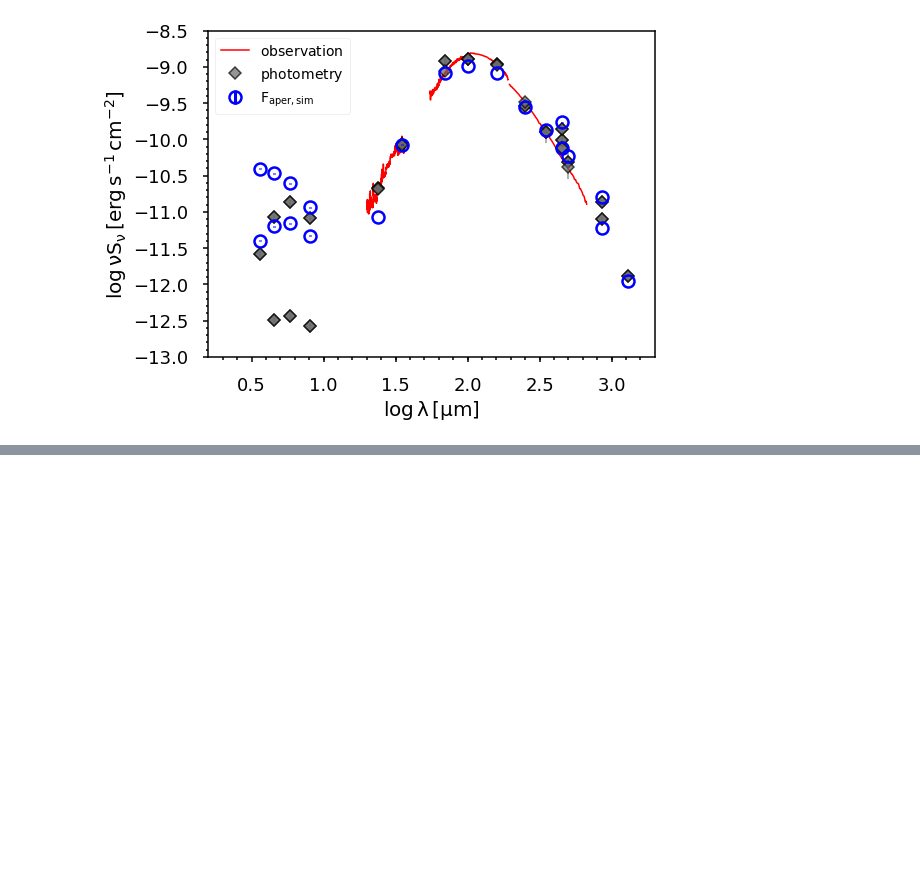
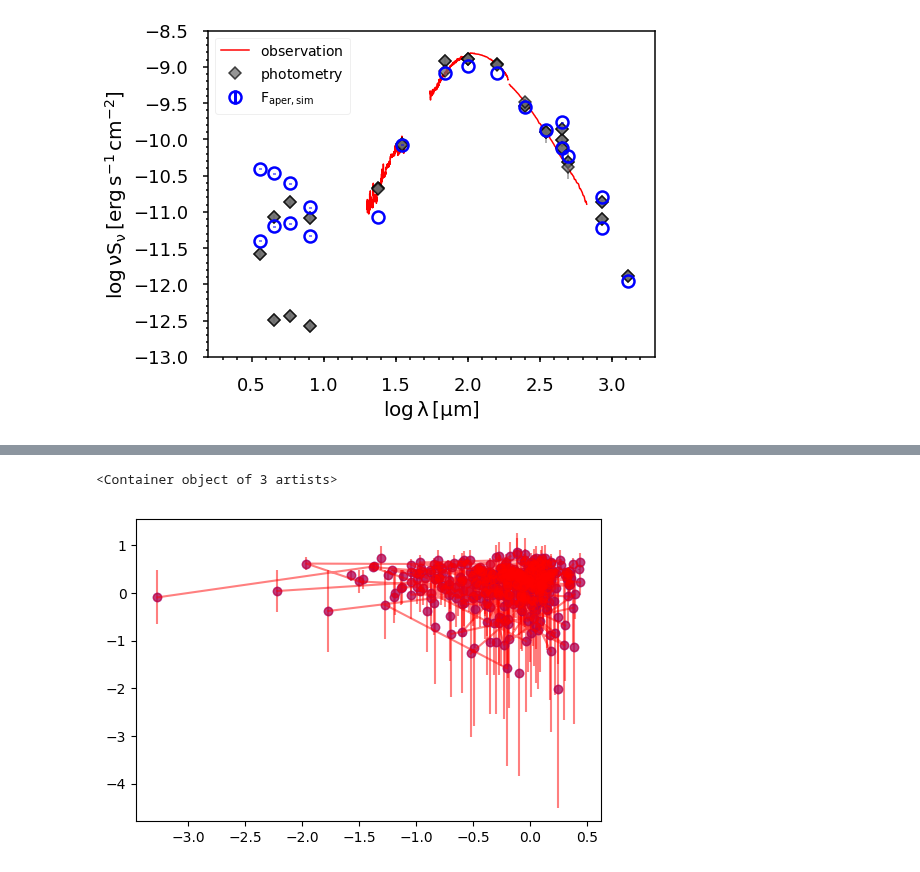
Before and after one commit to yaolun/misc, a Jupyter notebook: test_py3.ipynb, the cells around one changed output, grey strips where cells are left out. Drawn from its saved outputs; the diff is of its cells as text; code cells hidden in the pictures; blank space fills up the shorter version.

```diff
--- a/test_py3.ipynb
+++ b/test_py3.ipynb
@@ -567,0 +670,15 @@ fig.savefig(outdir+'B335_sed.pdf',format='pdf',dpi=300,bbox_inches='tight')
+# %%
+%matplotlib inline
+import matplotlib.pyplot as plt
+import numpy as np
+
+x = np.random.normal(0, 1, 1000)
+y = np.random.normal(1, 2, 1000)
+
+plt.plot(np.log10(x), np.log10(y), 'o', color='b', alpha=0.5)
+plt.errorbar(np.log10(x), np.log10(y),
+             yerr=np.log10(y/3),
+             marker='o', color='r', alpha=0.5)
+# %% [output]
+<Container object of 3 artists>
+[figure, added]
```
Also changed, not shown: parts of 22 cells of this notebook, 12 other files.
